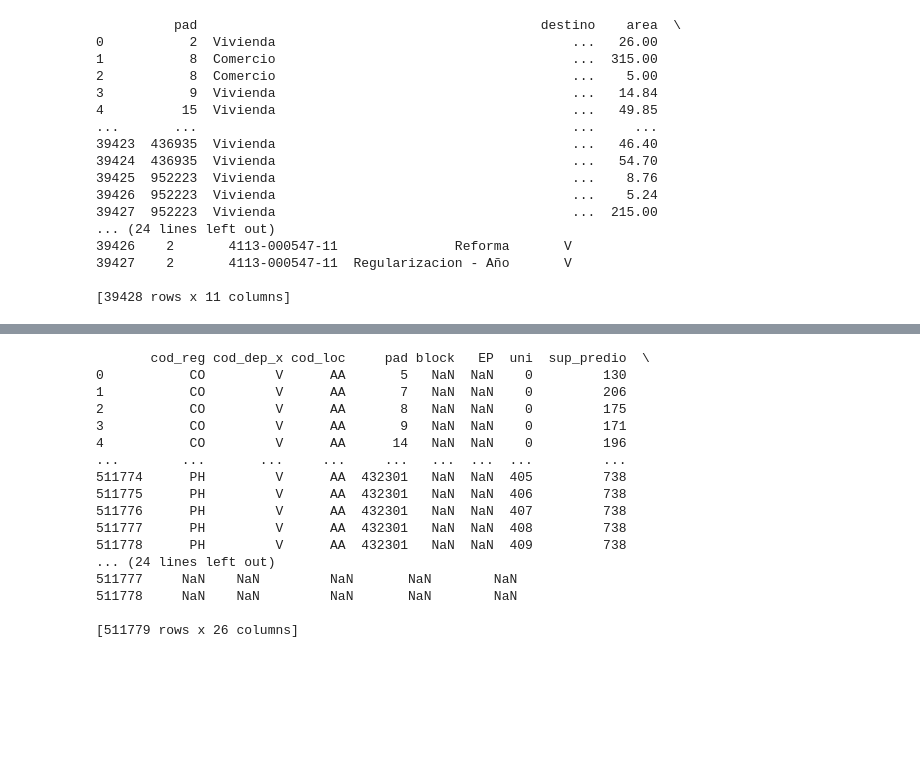
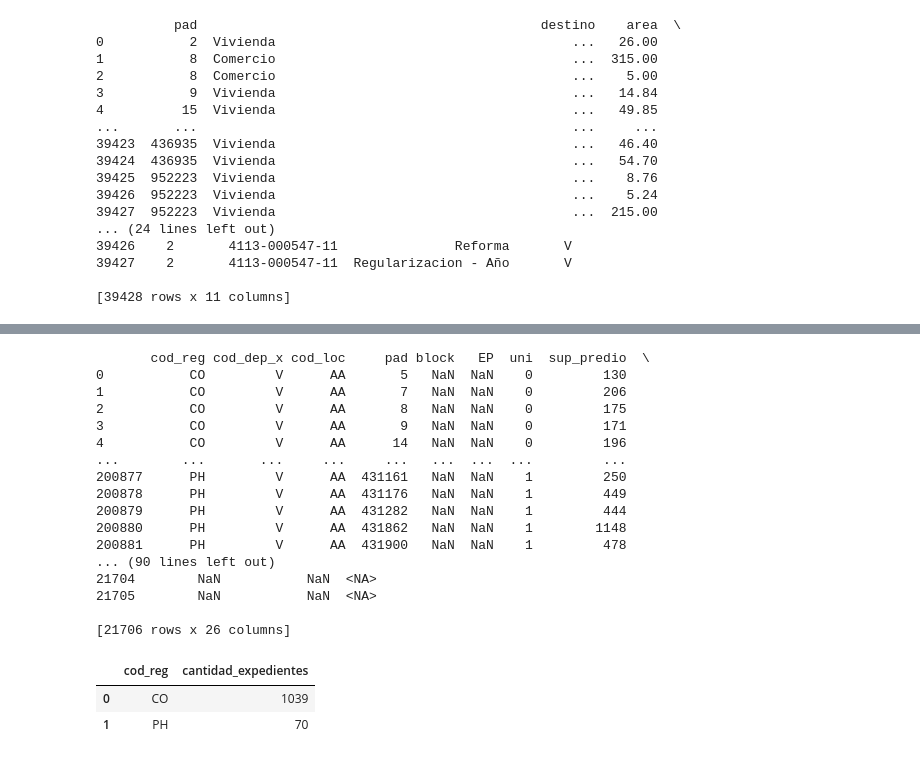
Before and after one commit to danblanc/python-para-ciencia-de-datos, a Jupyter notebook: Proyectos/Proyecto Crey_VFern/jupyterRF.ipynb, the cells around one changed output, grey strips where cells are left out. Drawn from its saved outputs; the diff is of its cells as text; code cells hidden in the pictures; blank space fills up the shorter version.

```diff
--- a/jupyterRF.ipynb
+++ b/Proyectos/Proyecto Crey_VFern/jupyterRF.ipynb
@@ -233,8 +261,8 @@ print(Permisos)
 
 [39428 rows x 11 columns]
 # %%
-# Ordenar el DataFrame por anio, mes, padron y area en orden descendente
-Permisos_ordenado = Permisos.sort_values(by=['anio', 'mes', 'pad', 'area'], ascending=[True, True, True, False])
+# Ordenar el DataFrame por Padron (ascendente), anio, mes, area en orden descendente me quedo con el ùltimo permiso aprobado para ese padron y el area màs grande de esa fecha.
+Permisos_ordenado = Permisos.sort_values(by=['pad','anio', 'mes', 'area'], ascending=[True,False, False, False])
 
 # Mostrar el DataFrame ordenado
 print(Permisos_ordenado)
@@ -286,0 +287,6 @@ print(resultado)
+# %%
+# Primero, eliminamos duplicados por padròn para quedarnos con el ùtimo registro en año para ese padròn.
+
+p_sin_duplicados = Permisos_ordenado.drop_duplicates(subset=['pad'])
+
+print(p_sin_duplicados)
@@ -297,9 +366,14 @@ Suma total de conteo_destino: 26632
 # Machear los DataFrames usando un left join
 cat_per = pd.merge(filtro_dep, Permisos, on=['anio','mes','pad'], how='left')
 
+# Machear los DataFrames usando un left join
+per_cat = pd.merge(p_sin_duplicados,filtro_dep, on=['anio','mes','pad'], how='left')
+
 
 # Mostrar el DataFrame resultante
 print(cat_per)
+
+print(per_cat)
 # %% [output]
        cod_reg cod_dep_x cod_loc     pad block   EP  uni  sup_predio  \
 0           CO         V      AA       5   NaN  NaN    0         130
@@ -308,14 +382,14 @@ print(cat_per)
 3           CO         V      AA       9   NaN  NaN    0         171
 4           CO         V      AA      14   NaN  NaN    0         196
 ...        ...       ...     ...     ...   ...  ...  ...         ...
-511774      PH         V      AA  432301   NaN  NaN  405         738
-511775      PH         V      AA  432301   NaN  NaN  406         738
-511776      PH         V      AA  432301   NaN  NaN  407         738
-511777      PH         V      AA  432301   NaN  NaN  408         738
-511778      PH         V      AA  432301   NaN  NaN  409         738
-... (24 lines left out)
-511777     NaN    NaN         NaN       NaN        NaN
-511778     NaN    NaN         NaN       NaN        NaN
+200877      PH         V      AA  431161   NaN  NaN    1         250
+200878      PH         V      AA  431176   NaN  NaN    1         449
+200879      PH         V      AA  431282   NaN  NaN    1         444
+200880      PH         V      AA  431862   NaN  NaN    1        1148
+200881      PH         V      AA  431900   NaN  NaN    1         478
+... (90 lines left out)
+21704        NaN           NaN  <NA>
+21705        NaN           NaN  <NA>
 
-[511779 rows x 26 columns]
+[21706 rows x 26 columns]
 # %%
@@ -323,0 +401,8 @@ cat_per.to_csv('C:/Users/Nico/Desktop/archivos proyecto PYTHON/cat_per.csv', ind
+# %%
+conteo_codreg = per_cat.groupby('cod_reg').size().reset_index(name='cantidad_expedientes')
+
+conteo_codreg
+# %% [output]
+|  | cod_reg | cantidad_expedientes |
+| 0 | CO | 1039 |
+| 1 | PH | 70 |
```
Also changed, not shown: parts of 13 cells of this notebook, 2 other files.
